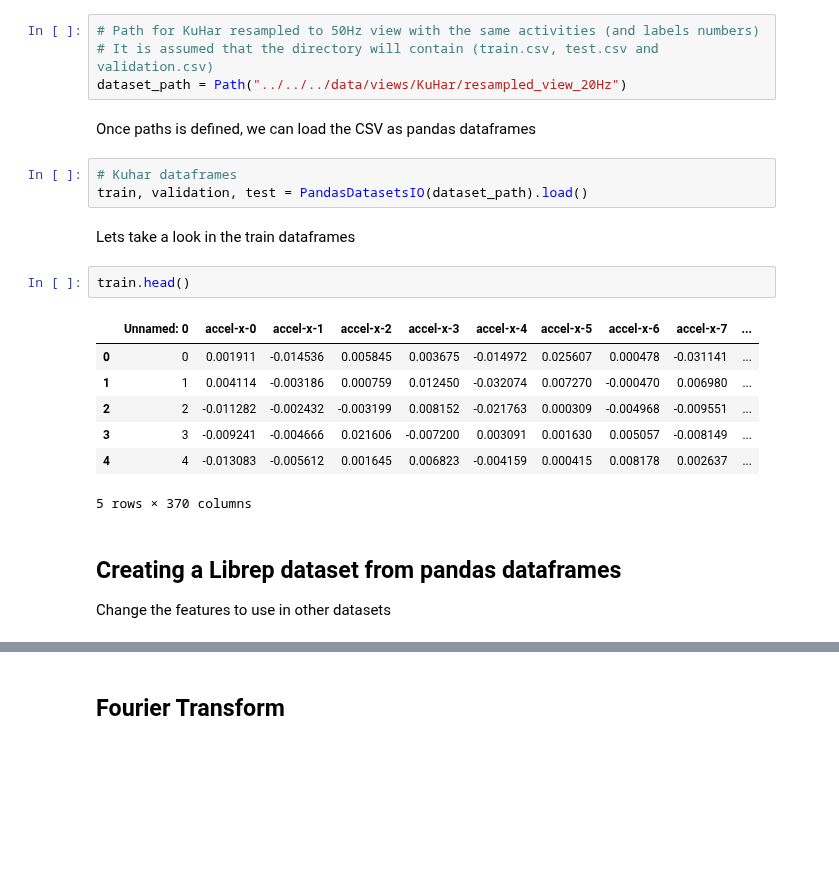
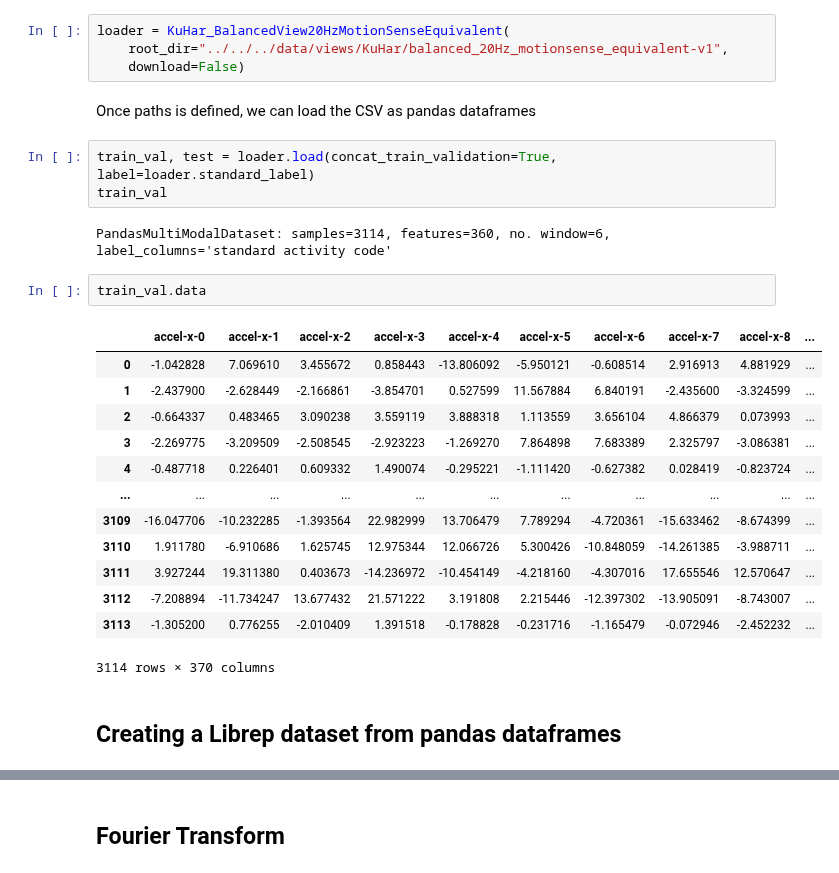
Before and after one commit to otavioon/librep-hiaac, a Jupyter notebook: experiments/removing-frequencies/KuHar/Experiments_KuHar_20Hz_removing_high_frequencies.ipynb, the cells around one changed output, grey strips where cells are left out. Saved outputs shown, nothing was run; the diff lists cells and outputs as text; blank space fills up the shorter version.

```diff
--- a/experiments/removing-frequencies/KuHar/Experiments_KuHar_20Hz_removing_high_frequencies.ipynb
+++ b/experiments/removing-frequencies/KuHar/Experiments_KuHar_20Hz_removing_high_frequencies.ipynb
@@ -34,25 +34,29 @@ Change the path to use in other datasets
 # %%
-# Path for KuHar resampled to 50Hz view with the same activities (and labels numbers)
-# It is assumed that the directory will contain (train.csv, test.csv and validation.csv)
-dataset_path = Path("../../../data/views/KuHar/resampled_view_20Hz")
+loader = KuHar_BalancedView20HzMotionSenseEquivalent(
+    root_dir="../../../data/views/KuHar/balanced_20Hz_motionsense_equivalent-v1",
+    download=False)
 # %% [markdown]
 Once paths is defined, we can load the CSV as pandas dataframes
 # %%
-# Kuhar dataframes
-train, validation, test = PandasDatasetsIO(dataset_path).load()
+train_val, test = loader.load(concat_train_validation=True, label=loader.standard_label)
+train_val
+# %% [output]
+PandasMultiModalDataset: samples=3114, features=360, no. window=6, label_columns='standard activity code'
-# %% [markdown]
-Lets take a look in the train dataframes
-# %%
-train.head()
-# %% [output]
-|  | Unnamed: 0 | accel-x-0 | accel-x-1 | accel-x-2 | accel-x-3 | accel-x-4 | accel-x-5 | accel-x-6 | accel-x-7 | ... |
-| 0 | 0 | 0.001911 | -0.014536 | 0.005845 | 0.003675 | -0.014972 | 0.025607 | 0.000478 | -0.031141 | ... |
-| 1 | 1 | 0.004114 | -0.003186 | 0.000759 | 0.012450 | -0.032074 | 0.007270 | -0.000470 | 0.006980 | ... |
-| 2 | 2 | -0.011282 | -0.002432 | -0.003199 | 0.008152 | -0.021763 | 0.000309 | -0.004968 | -0.009551 | ... |
-| 3 | 3 | -0.009241 | -0.004666 | 0.021606 | -0.007200 | 0.003091 | 0.001630 | 0.005057 | -0.008149 | ... |
-| 4 | 4 | -0.013083 | -0.005612 | 0.001645 | 0.006823 | -0.004159 | 0.000415 | 0.008178 | 0.002637 | ... |
-5 rows × 370 columns
+# %%
+train_val.data
+# %% [output]
+|  | accel-x-0 | accel-x-1 | accel-x-2 | accel-x-3 | accel-x-4 | accel-x-5 | accel-x-6 | accel-x-7 | accel-x-8 | ... |
+| 0 | -1.042828 | 7.069610 | 3.455672 | 0.858443 | -13.806092 | -5.950121 | -0.608514 | 2.916913 | 4.881929 | ... |
+| 1 | -2.437900 | -2.628449 | -2.166861 | -3.854701 | 0.527599 | 11.567884 | 6.840191 | -2.435600 | -3.324599 | ... |
+| 2 | -0.664337 | 0.483465 | 3.090238 | 3.559119 | 3.888318 | 1.113559 | 3.656104 | 4.866379 | 0.073993 | ... |
+| 3 | -2.269775 | -3.209509 | -2.508545 | -2.923223 | -1.269270 | 7.864898 | 7.683389 | 2.325797 | -3.086381 | ... |
+| 4 | -0.487718 | 0.226401 | 0.609332 | 1.490074 | -0.295221 | -1.111420 | -0.627382 | 0.028419 | -0.823724 | ... |
+| ... | ... | ... | ... | ... | ... | ... | ... | ... | ... | ... |
+| 3109 | -16.047706 | -10.232285 | -1.393564 | 22.982999 | 13.706479 | 7.789294 | -4.720361 | -15.633462 | -8.674399 | ... |
+| 3110 | 1.911780 | -6.910686 | 1.625745 | 12.975344 | 12.066726 | 5.300426 | -10.848059 | -14.261385 | -3.988711 | ... |
+| 3111 | 3.927244 | 19.311380 | 0.403673 | -14.236972 | -10.454149 | -4.218160 | -4.307016 | 17.655546 | 12.570647 | ... |
+| 3112 | -7.208894 | -11.734247 | 13.677432 | 21.571222 | 3.191808 | 2.215446 | -12.397302 | -13.905091 | -8.743007 | ... |
+| 3113 | -1.305200 | 0.776255 | -2.010409 | 1.391518 | -0.178828 | -0.231716 | -1.165479 | -0.072946 | -2.452232 | ... |
+3114 rows × 370 columns
 # %% [markdown]
 ## Creating a Librep dataset from pandas dataframes
-
-Change the features to use in other datasets
```
Also changed, not shown: parts of 10 cells of this notebook, 26 other files.
